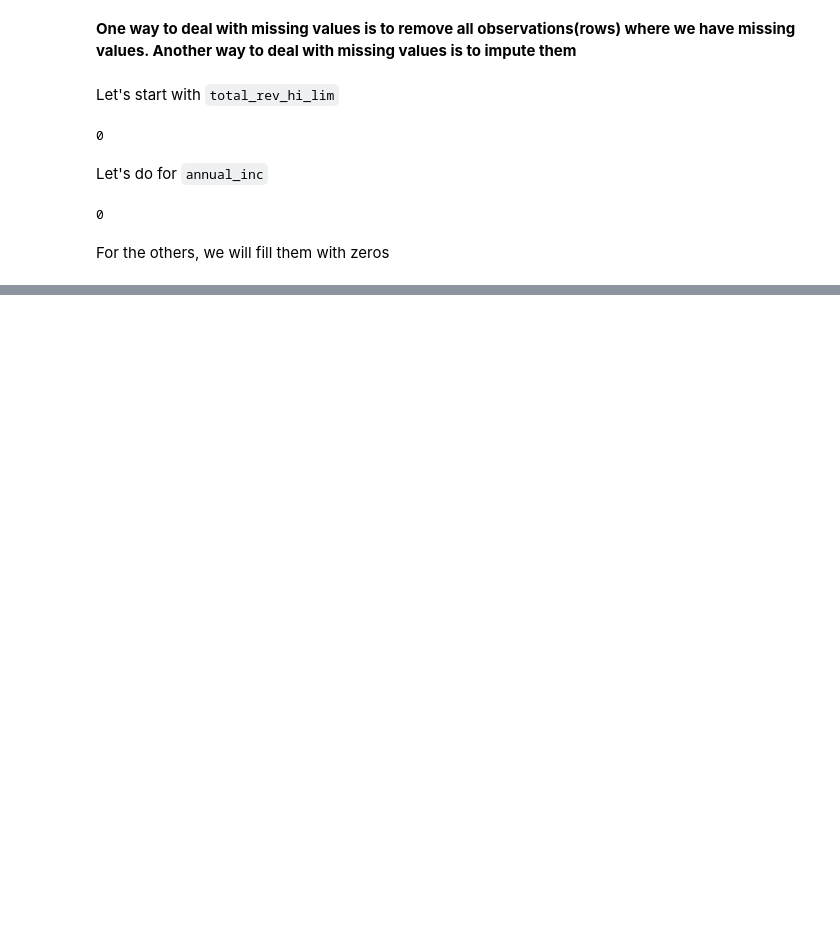
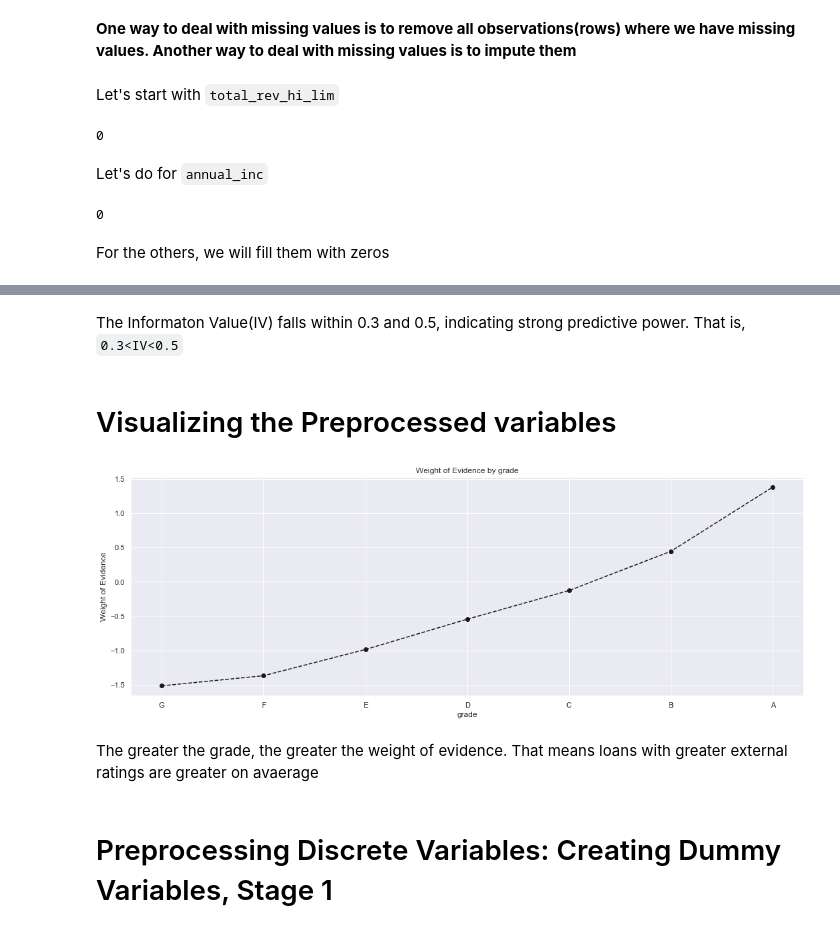
Before and after one commit to fw9228/Capstone-2-Project, a Jupyter notebook: Capstone 2 Project Credit Risk Modeling.ipynb, the cells around one changed output, grey strips where cells are left out. Cells and saved outputs as stored; diff of their text form; code cells hidden in the pictures; blank space fills up the shorter version.

```diff
--- a/Capstone 2 Project Credit Risk Modeling.ipynb
+++ b/Capstone 2 Project Credit Risk Modeling.ipynb
@@ -430,0 +565,6 @@ loan_data['emp_length_int'].fillna(0, inplace=True)
+# %%
+#df_inputs_prepr = loan_data_inputs_test
+#df_targets_prepr = loan_data_targets_test
+
+df_inputs_prepr = loan_data_inputs_train
+df_targets_prepr = loan_data_targets_train
@@ -430,0 +593,5 @@ loan_data['emp_length_int'].fillna(0, inplace=True)
+# %%
+#grade variable
+#Executing the function and storing it in a dataframe
+df_temp = woe_discrete(df_inputs_prepr, 'grade', df_targets_prepr)
+df_temp
@@ -430,0 +607,31 @@ loan_data['emp_length_int'].fillna(0, inplace=True)
+# %% [markdown]
+The Informaton Value(IV) falls within 0.3 and 0.5, indicating strong predictive power. That is, `0.3<IV<0.5`
+# %% [markdown]
+# Visualizing the Preprocessed variables
+# %%
+import matplotlib.pyplot as plt
+import seaborn as sns
+sns.set()
+# %%
+#We define a function that takes 2 arguments: a dataframe and a number.
+def plot_by_woe(df_WoE, rotation_of_x_axis_labels = 0):
+    # Turns the values of the column with index 0 to strings, makes an array from these strings, and passes it to variable x.
+    x = np.array(df_WoE.iloc[:, 0].apply(str))
+    # Selects a column with label 'WoE' and passes it to variable y.
+    y = df_WoE['WoE']
+
+    #Plotting the figure
+    plt.figure(figsize=(18, 6))
+    plt.plot(x, y, marker = 'o', linestyle = '--', color = 'k')
+    plt.xlabel(df_WoE.columns[0])
+    plt.ylabel('Weight of Evidence')
+    plt.title(str('Weight of Evidence by ' + df_WoE.columns[0]))
+    plt.xticks(rotation = rotation_of_x_axis_labels)
+# %%
+plot_by_woe(df_temp)
+# %% [output]
+[figure, added]
+# %% [markdown]
+The greater the grade, the greater the weight of evidence. That means loans with greater external ratings are greater on avaerage
+# %% [markdown]
+# Preprocessing Discrete Variables: Creating Dummy Variables, Stage 1
```
Also changed, not shown: parts of 104 cells of this notebook.
